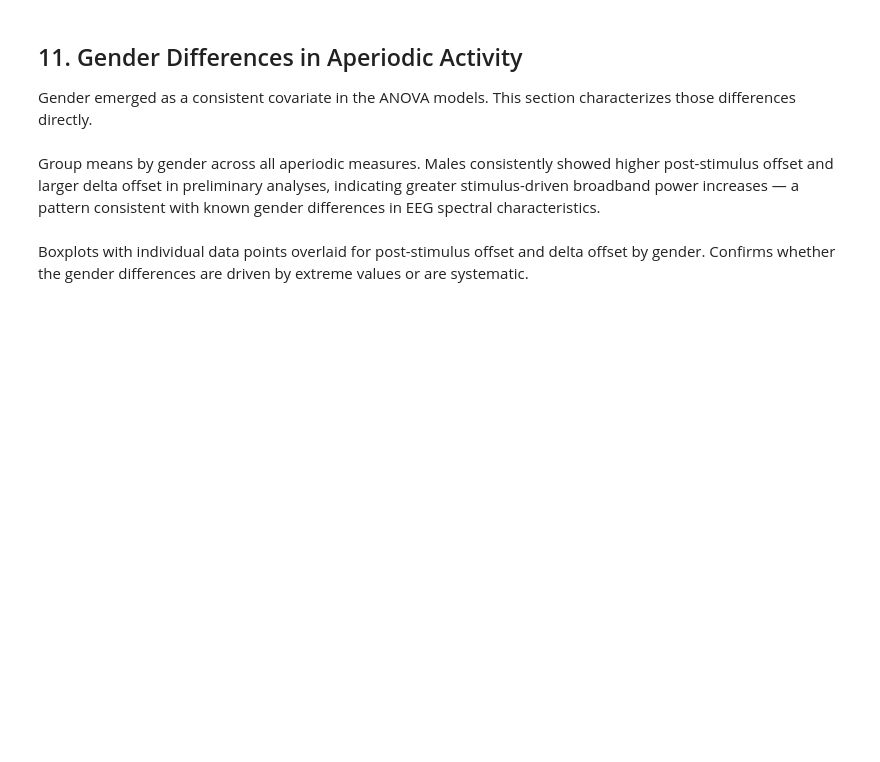
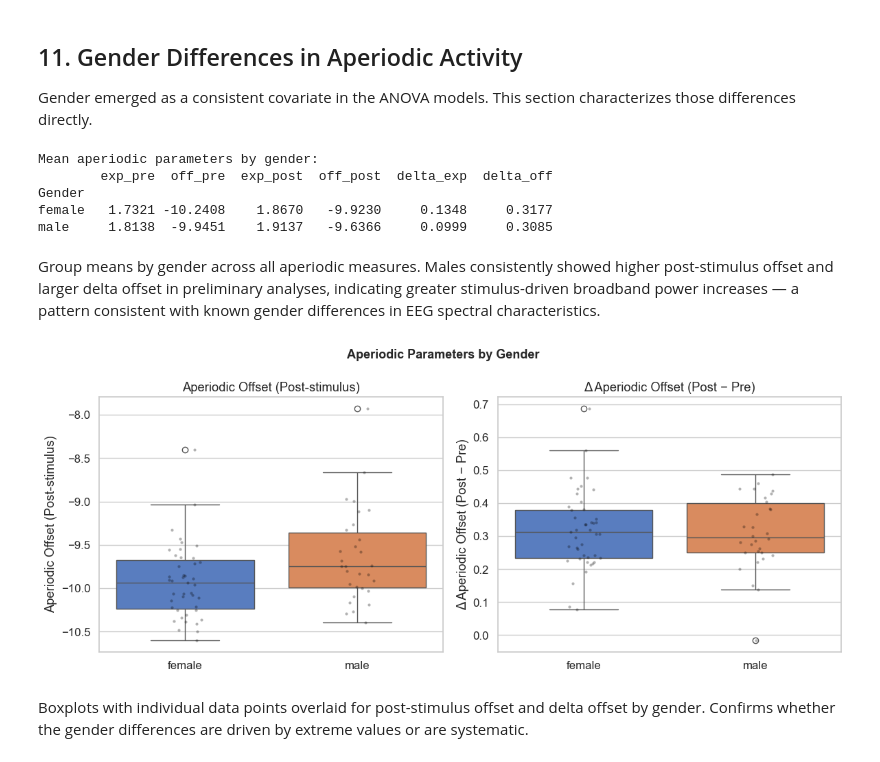
Before and after one commit to KeanuVentura/sesaperiodic, a Jupyter notebook: pipeline_final.ipynb, the cells around one changed output. Saved outputs shown, nothing was run; the diff lists cells and outputs as text; code cells hidden in the pictures; blank space fills up the shorter version.

```diff
--- a/pipeline_final.ipynb
+++ b/pipeline_final.ipynb
@@ -790,31 +816,39 @@ Type II ANOVA for delta offset. Tests whether SES groups differ in how much thei
 
 Gender emerged as a consistent covariate in the ANOVA models. This section characterizes those differences directly.
 # %%
-gender_means = df_clean.groupby('Gender')[[
+gender_means = df_model.groupby('Gender')[[
     'exp_pre', 'off_pre', 'exp_post', 'off_post', 'delta_exp', 'delta_off'
 ]].mean().round(4)
 
 print("Mean aperiodic parameters by gender:")
 print(gender_means)
+# %% [output]
+Mean aperiodic parameters by gender:
+        exp_pre  off_pre  exp_post  off_post  delta_exp  delta_off
+Gender
+female   1.7321 -10.2408    1.8670   -9.9230     0.1348     0.3177
+male     1.8138  -9.9451    1.9137   -9.6366     0.0999     0.3085
 # %% [markdown]
 Group means by gender across all aperiodic measures. Males consistently showed higher post-stimulus offset and larger delta offset in preliminary analyses, indicating greater stimulus-driven broadband power increases — a pattern consistent with known gender differences in EEG spectral characteristics.
 # %%
 fig, axes = plt.subplots(1, 2, figsize=(12, 5))
 fig.suptitle("Aperiodic Parameters by Gender", fontsize=13, fontweight='bold')
 
 for ax, (var, label) in zip(axes, [
     ('off_post', 'Aperiodic Offset (Post-stimulus)'),
     ('delta_off', 'Δ Aperiodic Offset (Post − Pre)')
 ]):
-    sns.boxplot(data=df_clean, x='Gender', y=var, ax=ax, palette='muted')
-    sns.stripplot(data=df_clean, x='Gender', y=var, ax=ax,
+    sns.boxplot(data=df_model, x='Gender', y=var, ax=ax, palette='muted')
+    sns.stripplot(data=df_model, x='Gender', y=var, ax=ax,
                   color='black', alpha=0.3, size=3, jitter=True)
     ax.set_title(label)
     ax.set_xlabel('')
     ax.set_ylabel(label)
 
 plt.tight_layout()
 plt.show()
+# %% [output]
+[figure, added]
 # %% [markdown]
 Boxplots with individual data points overlaid for post-stimulus offset and delta offset by gender. Confirms whether the gender differences are driven by extreme values or are systematic.
 # %% [markdown]
```
Also changed, not shown: parts of 10 cells of this notebook.
